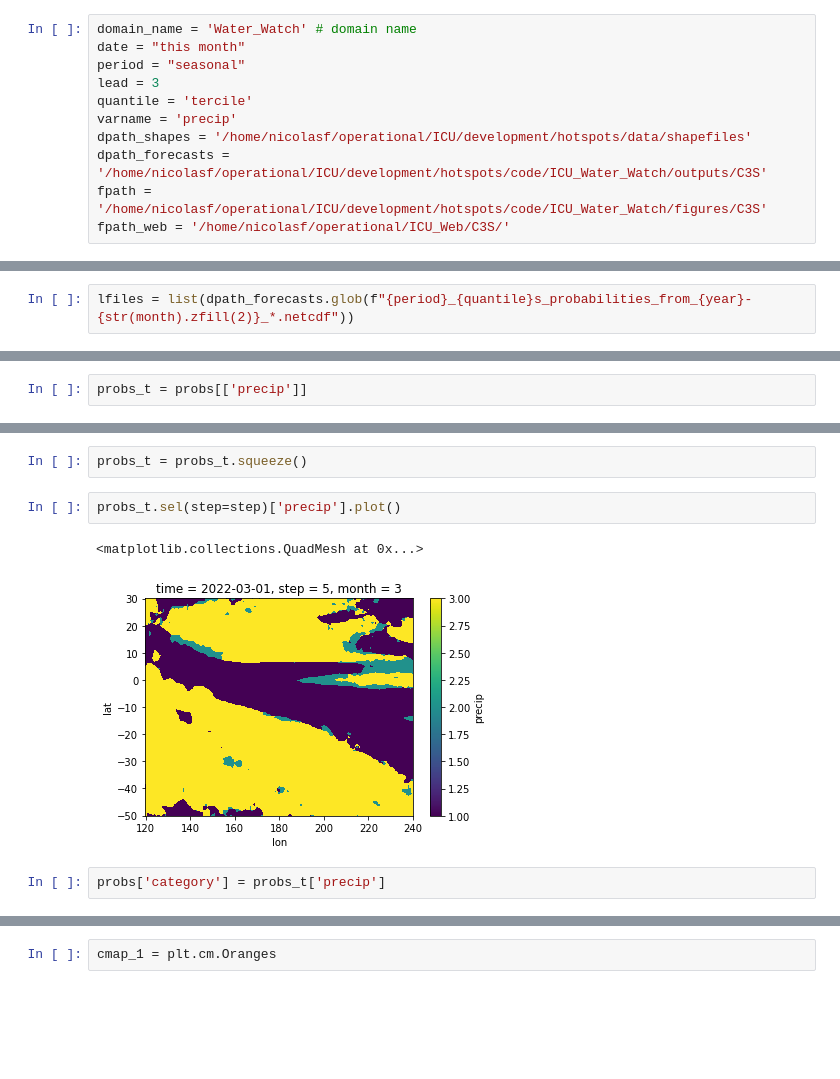
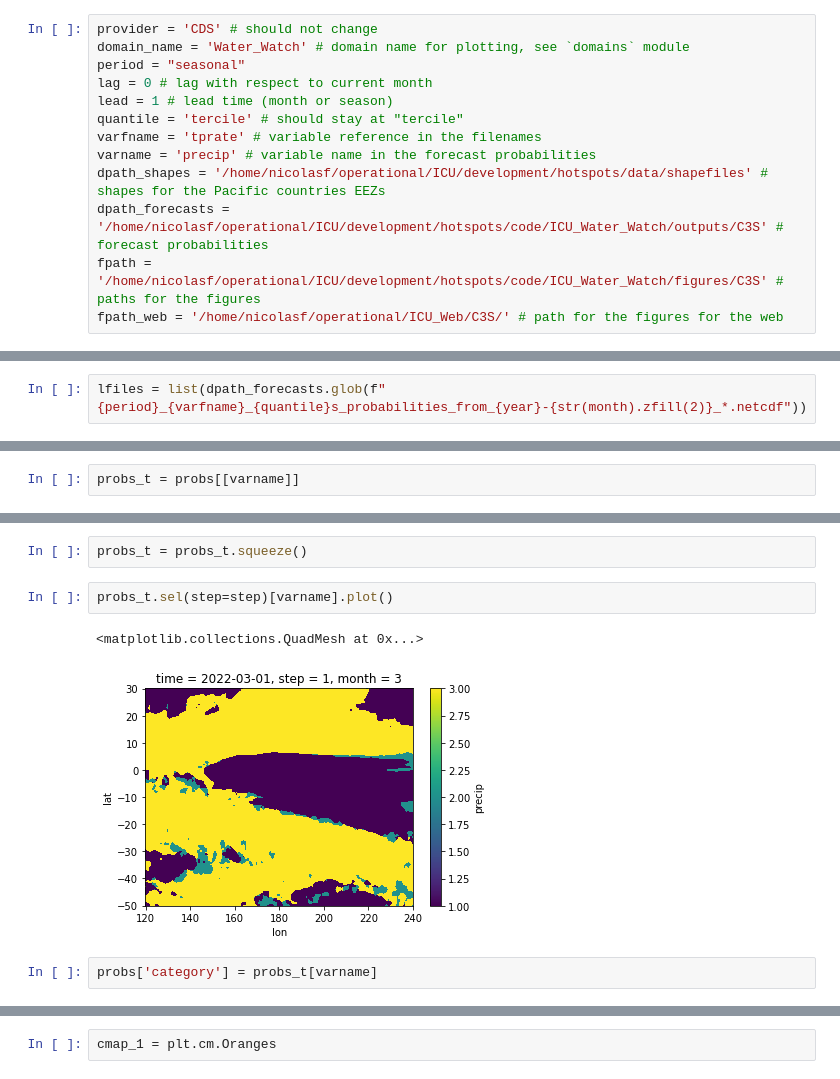
Before and after one commit to nicolasfauchereau/ICU_Water_Watch, a Jupyter notebook: notebooks/C3S/5_map_C3S_MME_probabilistic_tercile_forecast.ipynb, the cells around one changed output, grey strips where cells are left out. Saved outputs shown, nothing was run; the diff lists cells and outputs as text; blank space fills up the shorter version.

```diff
--- a/notebooks/C3S/5_map_C3S_MME_probabilistic_tercile_forecast.ipynb
+++ b/notebooks/C3S/5_map_C3S_MME_probabilistic_tercile_forecast.ipynb
@@ -40,16 +42,18 @@ from ICU_Water_Watch import geo, C3S, domains, plot, utils
 # %% [markdown]
 ### Parameters for papermill
 # %%
-domain_name = 'Water_Watch' # domain name
-date = "this month"
+provider = 'CDS' # should not change
+domain_name = 'Water_Watch' # domain name for plotting, see `domains` module
 period = "seasonal"
-lead = 3
-quantile = 'tercile'
-varname = 'precip'
-dpath_shapes = '/home/nicolasf/operational/ICU/development/hotspots/data/shapefiles'
-dpath_forecasts = '/home/nicolasf/operational/ICU/development/hotspots/code/ICU_Water_Watch/outputs/C3S'
-fpath = '/home/nicolasf/operational/ICU/development/hotspots/code/ICU_Water_Watch/figures/C3S'
-fpath_web = '/home/nicolasf/operational/ICU_Web/C3S/'
+lag = 0 # lag with respect to current month
+lead = 1 # lead time (month or season)
+quantile = 'tercile' # should stay at "tercile"
+varfname = 'tprate' # variable reference in the filenames
+varname = 'precip' # variable name in the forecast probabilities
+dpath_shapes = '/home/nicolasf/operational/ICU/development/hotspots/data/shapefiles' # shapes for the Pacific countries EEZs
+dpath_forecasts = '/home/nicolasf/operational/ICU/development/hotspots/code/ICU_Water_Watch/outputs/C3S' # forecast probabilities
+fpath = '/home/nicolasf/operational/ICU/development/hotspots/code/ICU_Water_Watch/figures/C3S' # paths for the figures
+fpath_web = '/home/nicolasf/operational/ICU_Web/C3S/' # path for the figures for the web
 # %% [markdown]
 ### casts the paths to pathlib.Paths
 # %%
@@ -97,7 +104,7 @@ step
 # %% [markdown]
 ## get the list of files
 # %%
-lfiles = list(dpath_forecasts.glob(f"{period}_{quantile}s_probabilities_from_{year}-{str(month).zfill(2)}_*.netcdf"))
+lfiles = list(dpath_forecasts.glob(f"{period}_{varfname}_{quantile}s_probabilities_from_{year}-{str(month).zfill(2)}_*.netcdf"))
 # %% [markdown]
 ### checks the files names
 # %%
@@ -284,16 +295,16 @@ f.savefig(fpath_web.joinpath(f'C3S_MME_{period}_{quantile}_lead{lead}_latest.png
 # %%
-probs_t = probs[['precip']]
+probs_t = probs[[varname]]
 # %%
 probs_t = probs_t.idxmax(dim='tercile')
 # %%
 probs_t = probs_t.squeeze()
 # %%
-probs_t.sel(step=step)['precip'].plot()
+probs_t.sel(step=step)[varname].plot()
 # %% [output]
 <matplotlib.collections.QuadMesh at 0x...>
-[figure, old version]
+[figure, new version]
 # %%
-probs['category'] = probs_t['precip']
+probs['category'] = probs_t[varname]
 # %%
 probs
 # %% [output]
```
Also changed, not shown: parts of 25 cells of this notebook, 7 other files.
